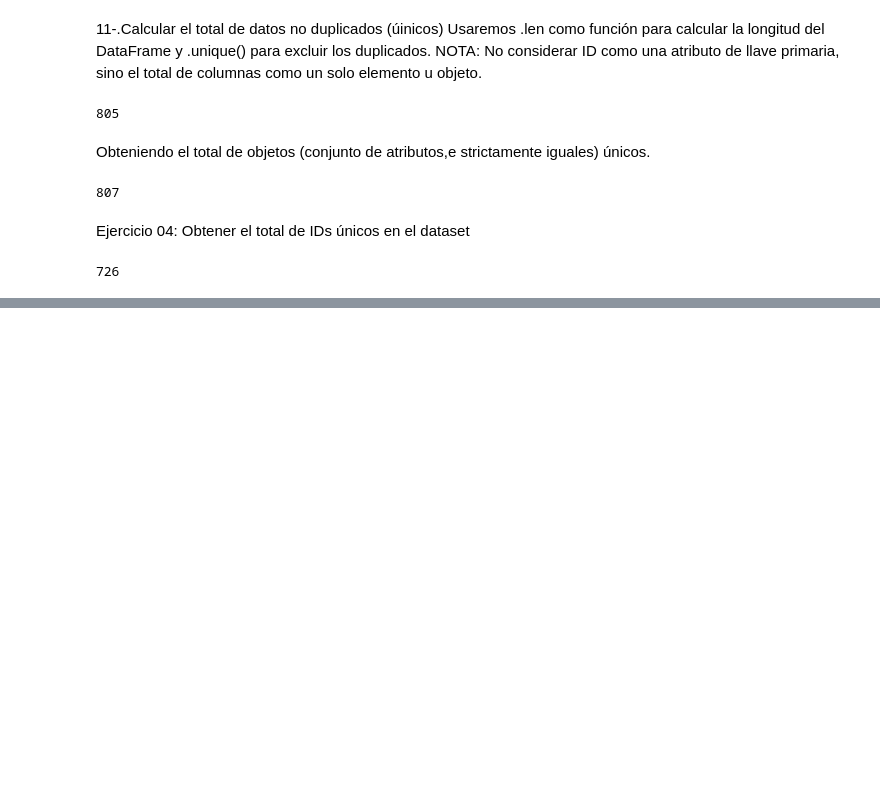
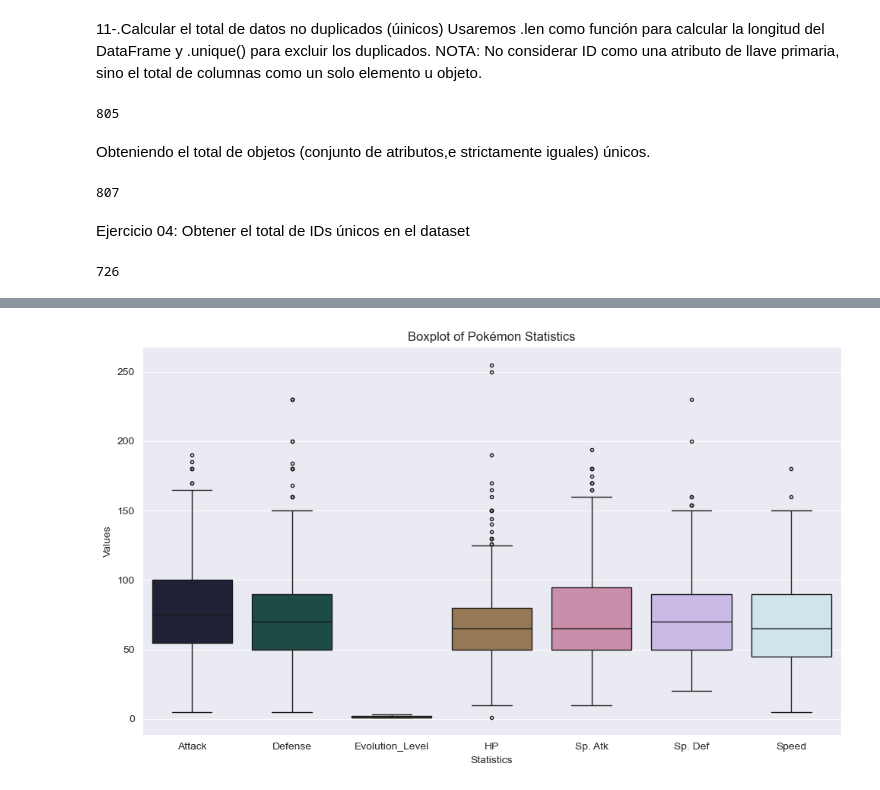
Before and after one commit to BR1ANJ3Sus3B/ICBD_9A_IDGS_PRACTICAS-230308-BrianJesus-Mendoza-Marquez, a Jupyter notebook: Practica03-BrianJesus/BrianJesusM-Practica03.ipynb, the cells around one changed output, grey strips where cells are left out. Cells and saved outputs as stored; diff of their text form; code cells hidden in the pictures; blank space fills up the shorter version.

```diff
--- a/Practica03-BrianJesus/BrianJesusM-Practica03.ipynb
+++ b/Practica03-BrianJesus/BrianJesusM-Practica03.ipynb
@@ -316,0 +438,36 @@ len(pokemons1["#"].unique())
+# %%
+import matplotlib.pyplot as plt
+import seaborn as sns
+
+# Columnas que se excluirán
+columnas_a_excluir = ['#', 'Name', 'Type 1', 'Type 2', 'Total', 'Generation', 'Legendary', 'Armor']
+
+# Eliminar únicamente las columnas que existen
+datos_filtrados = pokemons1.drop(
+    columns=[col for col in columnas_a_excluir if col in pokemons1.columns]
+)
+
+# Ordenar las columnas alfabéticamente
+datos_ordenados = datos_filtrados[sorted(datos_filtrados.columns)]
+
+# Configurar estilo
+sns.set_style('darkgrid')
+
+# Crear gráfica
+plt.figure(figsize=(10, 6))
+sns.boxplot(
+    data=datos_ordenados,
+    palette='cubehelix',
+    fliersize=3
+)
+
+# Título y etiquetas
+plt.title('Boxplot of Pokémon Statistics')
+plt.xlabel('Statistics')
+plt.ylabel('Values')
+
+# Ajustar y mostrar
+plt.tight_layout()
+plt.show()
+# %% [output]
+[figure, added]
```
Also changed, not shown: parts of 18 cells of this notebook.
